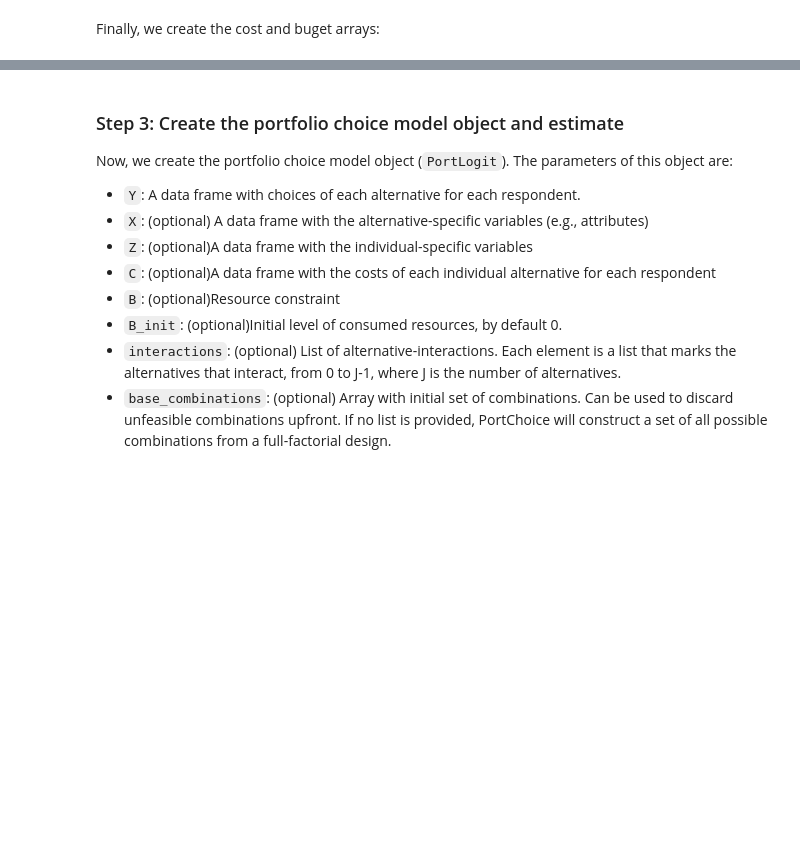
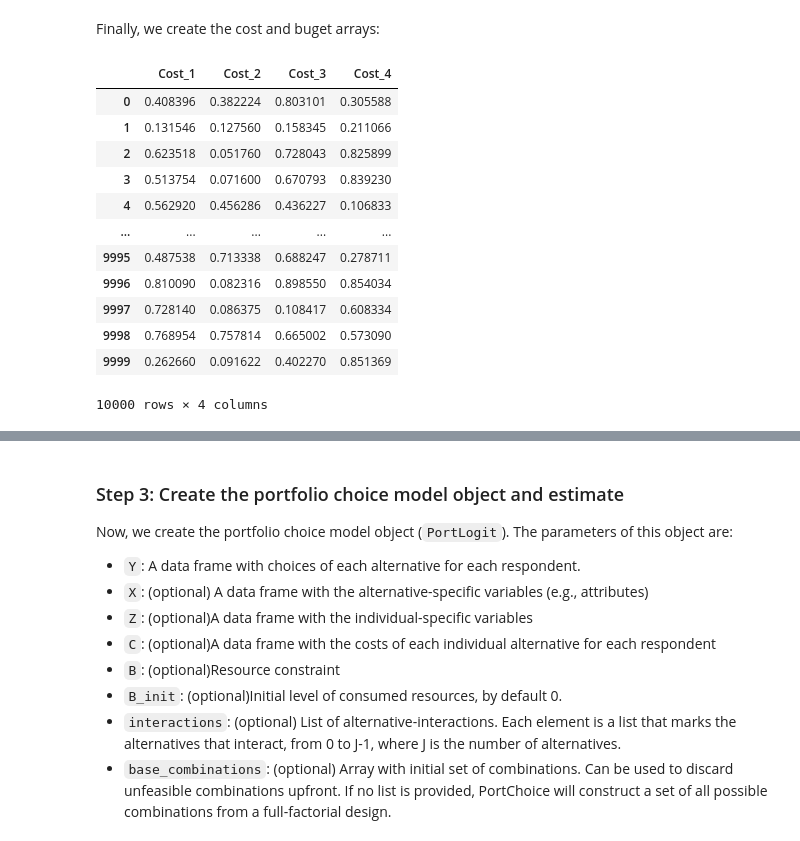
Before and after one commit to ighdez/portchoice, a Jupyter notebook: examples/estimate_portlogit_constraint.ipynb, the cells around one changed output, grey strips where cells are left out. Saved outputs shown, nothing was run; the diff lists cells and outputs as text; code cells hidden in the pictures; blank space fills up the shorter version.

```diff
--- a/examples/estimate_portlogit_constraint.ipynb
+++ b/examples/estimate_portlogit_constraint.ipynb
@@ -121,3 +120,19 @@ Finally, we create the cost and buget arrays:
 # %%
 costs = data[['Cost_1','Cost_2','Cost_3','Cost_4']]
 budget = data['Budget']
+
+costs
+# %% [output]
+|  | Cost_1 | Cost_2 | Cost_3 | Cost_4 |
+| 0 | 0.408396 | 0.382224 | 0.803101 | 0.305588 |
+| 1 | 0.131546 | 0.127560 | 0.158345 | 0.211066 |
+| 2 | 0.623518 | 0.051760 | 0.728043 | 0.825899 |
+| 3 | 0.513754 | 0.071600 | 0.670793 | 0.839230 |
+| 4 | 0.562920 | 0.456286 | 0.436227 | 0.106833 |
+| ... | ... | ... | ... | ... |
+| 9995 | 0.487538 | 0.713338 | 0.688247 | 0.278711 |
+| 9996 | 0.810090 | 0.082316 | 0.898550 | 0.854034 |
+| 9997 | 0.728140 | 0.086375 | 0.108417 | 0.608334 |
+| 9998 | 0.768954 | 0.757814 | 0.665002 | 0.573090 |
+| 9999 | 0.262660 | 0.091622 | 0.402270 | 0.851369 |
+10000 rows × 4 columns
```
Also changed, not shown: parts of 8 cells of this notebook, 2 other files.
